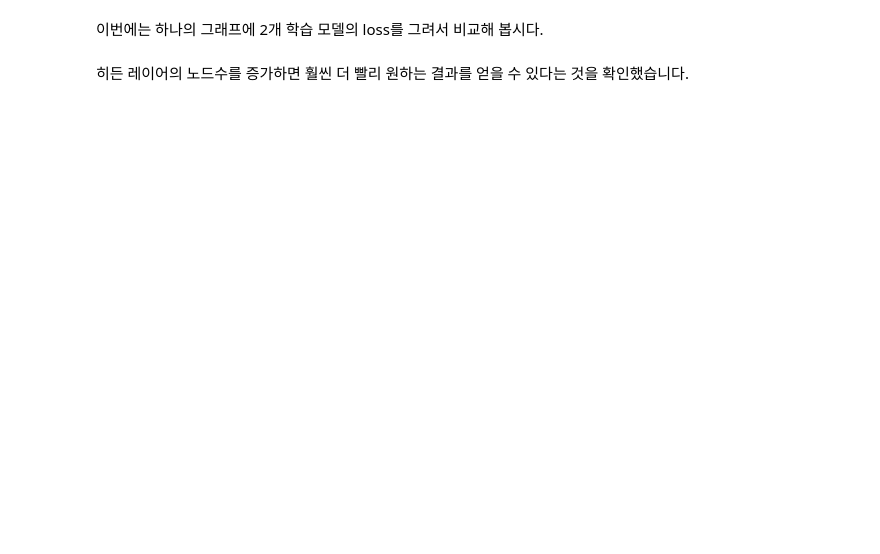
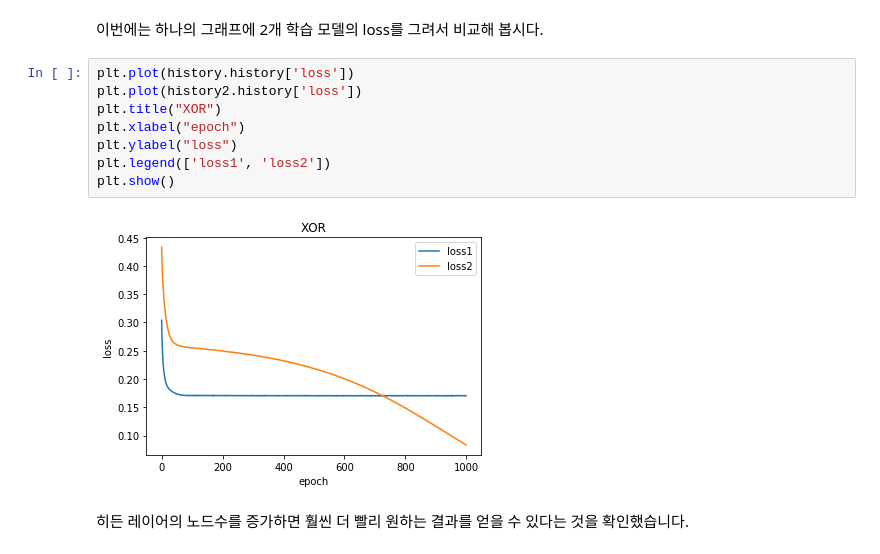
Before and after one commit to BOMSHIK/jupyter, a Jupyter notebook: XOR using keras - Trainee.ipynb, the cells around one changed output. Drawn from its saved outputs; the diff is of its cells as text; blank space fills up the shorter version.

```diff
--- a/XOR using keras - Trainee.ipynb
+++ b/XOR using keras - Trainee.ipynb
@@ -181,4 +372,14 @@ more_node_model.evaluate(X, y)
 # %% [markdown]
 이번에는 하나의 그래프에 2개 학습 모델의 loss를 그려서 비교해 봅시다.
+# %%
+plt.plot(history.history['loss'])
+plt.plot(history2.history['loss'])
+plt.title("XOR")
+plt.xlabel("epoch")
+plt.ylabel("loss")
+plt.legend(['loss1', 'loss2'])
+plt.show()
+# %% [output]
+[figure, added]
 # %% [markdown]
 히든 레이어의 노드수를 증가하면 훨씬 더 빨리 원하는 결과를 얻을 수 있다는 것을 확인했습니다.
```
Also changed, not shown: parts of 21 cells of this notebook, 1 other file.
